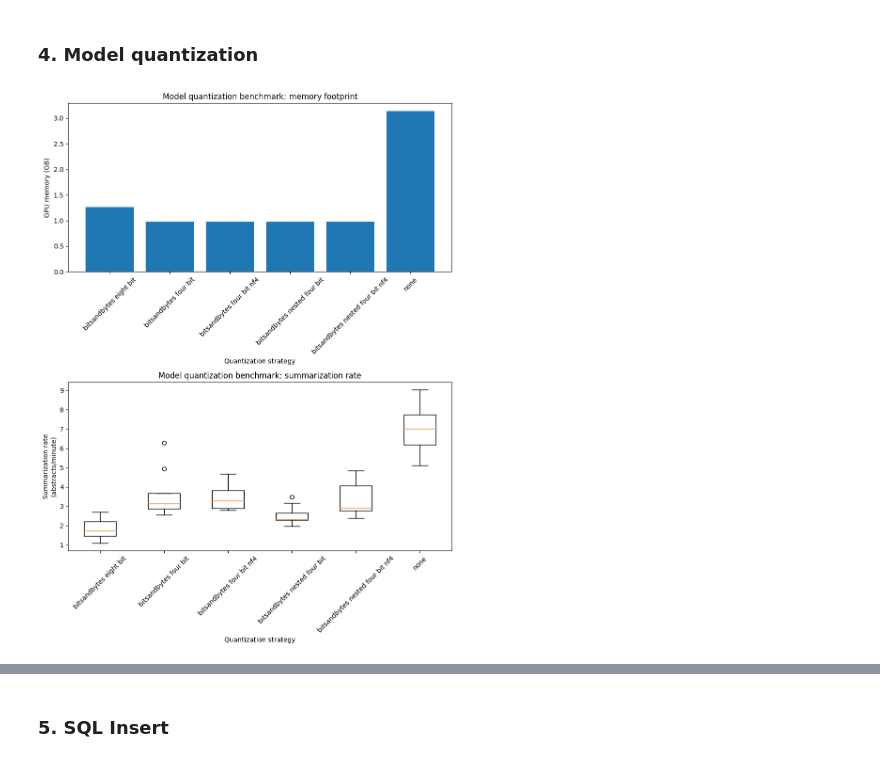
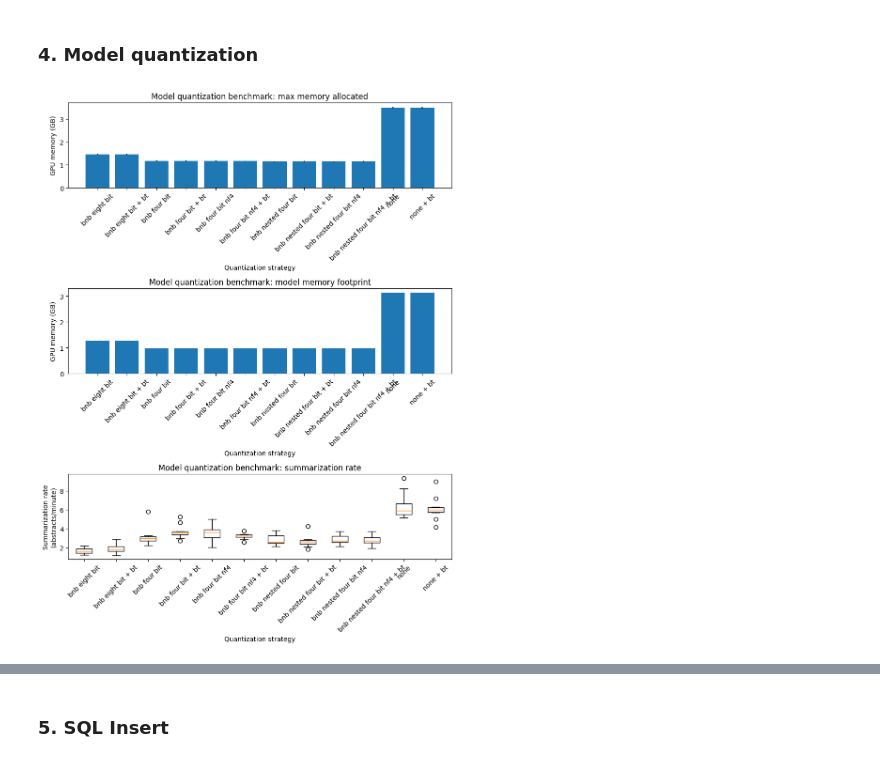
Before and after one commit to gperdrizet/PUBSUM, a Jupyter notebook: pubsum/notebooks/benchmarking_results.ipynb, the cells around one changed output, grey strips where cells are left out. Saved outputs shown, nothing was run; the diff lists cells and outputs as text; code cells hidden in the pictures.

Commit message:
Ran test with larger sample size, added plot of maximum memory footprint to analysis.

```diff
--- a/pubsum/notebooks/benchmarking_results.ipynb
+++ b/pubsum/notebooks/benchmarking_results.ipynb
@@ -137,29 +137,43 @@ data.head()
 # %%
 data = pd.read_csv('../benchmarks/huggingface_GPU_inference/results.csv')
 data['summarization rate (abstracts/min.)'] = data['summarization rate (abstracts/sec.)'] * 60
 data['model GPU memory footprint (GB)'] = data['model GPU memory footprint (bytes)'] / 10 ** 9
+data['max memory allocated (GB)'] = data['max memory allocated (bytes)'] / 10 ** 9
 
-fig, axs = plt.subplots(2, 1, figsize=(9, 12), tight_layout=True)
+fig, axs = plt.subplots(3, 1, figsize=(9, 12), tight_layout=True)
 
-mean_memory_data = data[['optimization strategy', 'model GPU memory footprint (GB)']].groupby('optimization strategy').mean()
+mean_max_memory_data = data[['optimization strategy', 'max memory allocated (GB)']].groupby('optimization strategy').mean()
+std_max_memory_data = data[['optimization strategy', 'max memory allocated (GB)']].groupby('optimization strategy').std()
 
-axs[0].set_title('Model quantization benchmark: memory footprint')
+axs[0].set_title('Model quantization benchmark: max memory allocated')
 axs[0].set_xlabel('Quantization strategy')
 axs[0].set_ylabel('GPU memory (GB)')
 axs[0].tick_params(axis='x', labelrotation=45)
-axs[0].bar(x=mean_memory_data.index, height=mean_memory_data['model GPU memory footprint (GB)'])
+axs[0].bar(
+    x=mean_max_memory_data.index,
+    height=mean_max_memory_data['max memory allocated (GB)'],
+    yerr=std_max_memory_data['max memory allocated (GB)'] * 3
+)
+
+mean_memory_footprint_data = data[['optimization strategy', 'model GPU memory footprint (GB)']].groupby('optimization strategy').mean()
+
+axs[1].set_title('Model quantization benchmark: model memory footprint')
+axs[1].set_xlabel('Quantization strategy')
+axs[1].set_ylabel('GPU memory (GB)')
+axs[1].tick_params(axis='x', labelrotation=45)
+axs[1].bar(x=mean_memory_footprint_data.index, height=mean_memory_footprint_data['model GPU memory footprint (GB)'])
 
 rate_data = data[['abstract', 'optimization strategy', 'summarization rate (abstracts/min.)']]
 rate_data = data.pivot(index='abstract', columns='optimization strategy', values='summarization rate (abstracts/min.)')
 
-axs[1].set_title('Model quantization benchmark: summarization rate')
-axs[1].set_xlabel('Quantization strategy')
-axs[1].set_ylabel('Summarization rate\n(abstracts/minute)')
-axs[1].tick_params(axis='x', labelrotation=45)
-axs[1].boxplot(rate_data, labels=rate_data.columns)
+axs[2].set_title('Model quantization benchmark: summarization rate')
+axs[2].set_xlabel('Quantization strategy')
+axs[2].set_ylabel('Summarization rate\n(abstracts/minute)')
+axs[2].tick_params(axis='x', labelrotation=45)
+axs[2].boxplot(rate_data, labels=rate_data.columns)
 
 plt.show()
 
-mean_memory_data.head()
+data.head()
 # %% [output]
-[figure, old version]
+[figure, new version]
```
Also changed, not shown: parts of 3 cells of this notebook, 4 other files.
